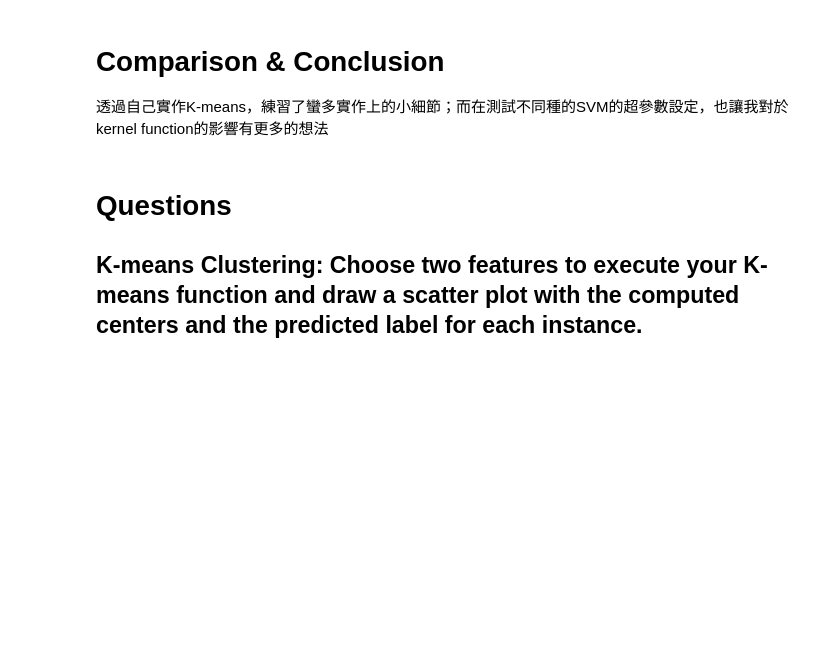
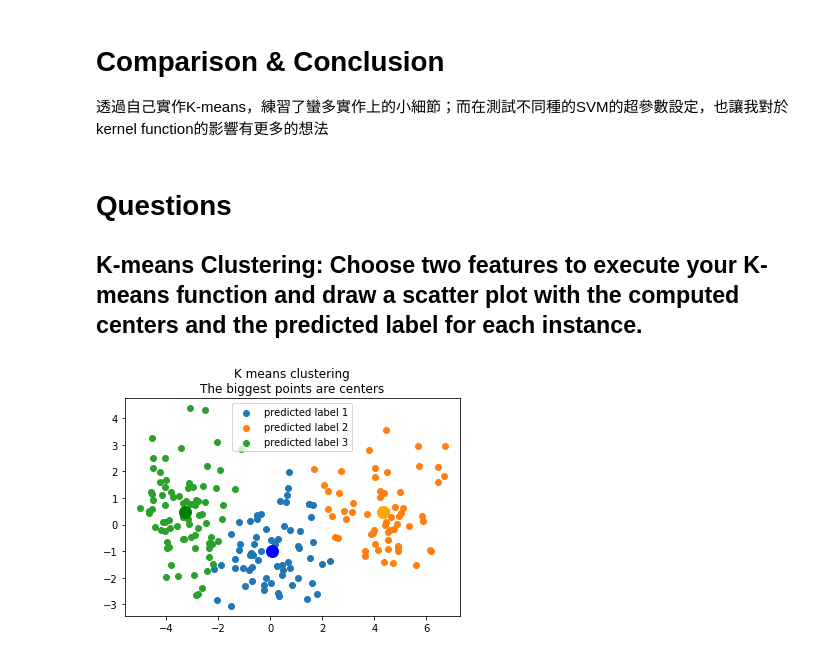
Before and after one commit to pha123661/NYCU-2021Fall-Introduction-to-Machine-Learning, a Jupyter notebook: HW3/Source code HW2 0711239.ipynb, the cells around one changed output. Cells and saved outputs as stored; diff of their text form; code cells hidden in the pictures; blank space fills up the shorter version.

```diff
--- a/HW3/Source code HW2 0711239.ipynb
+++ b/HW3/Source code HW2 0711239.ipynb
@@ -245,32 +249,45 @@ from sklearn.decomposition import PCA
 pca = PCA(2)
 wheat_x = pca.fit_transform(wheat_x)
 # K = 3
 MAX_ITERATIONS = 1000
 centers = wheat_x[np.random.randint(wheat_x.shape[0], size=3)]
 
 for _ in range(MAX_ITERATIONS):
     # assignment step
     sets = [[] for _ in range(3)] # 3 empty sets
     for i, sample in enumerate(wheat_x):
         dist = [np.sum((sample - c)**2) for c in centers] # calculates distance to centers
         sets[np.argmin(dist)].append(i) # belongs to the set with minimum distance
 
     # update step
     centers = list()
     for i, set in enumerate(sets):
         point_set = wheat_x[set] # "set" stores only index
         centroid = np.mean(point_set, axis=0) # get center of mass for each set
         centers.append(centroid)
 
 # get label by voting
 KMEANS_centers = [None]*3
 for i, set in enumerate(sets):
     labels = wheat_y[set]
     counts = np.bincount(labels)
     KMEANS_centers[np.argmax(counts)] = centers[i]
 
 # plot points
 plt.figure()
-for set in sets:
-    plt.scatter(wheat_x[set, 0], wheat_x[set, 1])
+cmap = ['tab:blue', 'tab:orange', 'tab:green']
+labels = ['predicted label 1', 'predicted label 2', 'predicted label 3']
+sets = [sets[2], sets[0], sets[1]] # order by label
+for c, set, label in zip(cmap, sets, labels):
+    plt.scatter(wheat_x[set, 0], wheat_x[set, 1], c=c, label=label)
+
+# plot center
+cmap = ['blue', 'orange', 'green']
+labels = ['center 1', 'center 2', 'center 3']
+for c, center, label in zip(cmap, KMEANS_centers, labels):
+    plt.scatter(*center, s=12**2 , c=c)
+plt.title("K means clustering\nThe biggest points are centers")
+plt.legend()
 plt.show()
+# %% [output]
+[figure, added]
```
Also changed, not shown: parts of 4 cells of this notebook.
